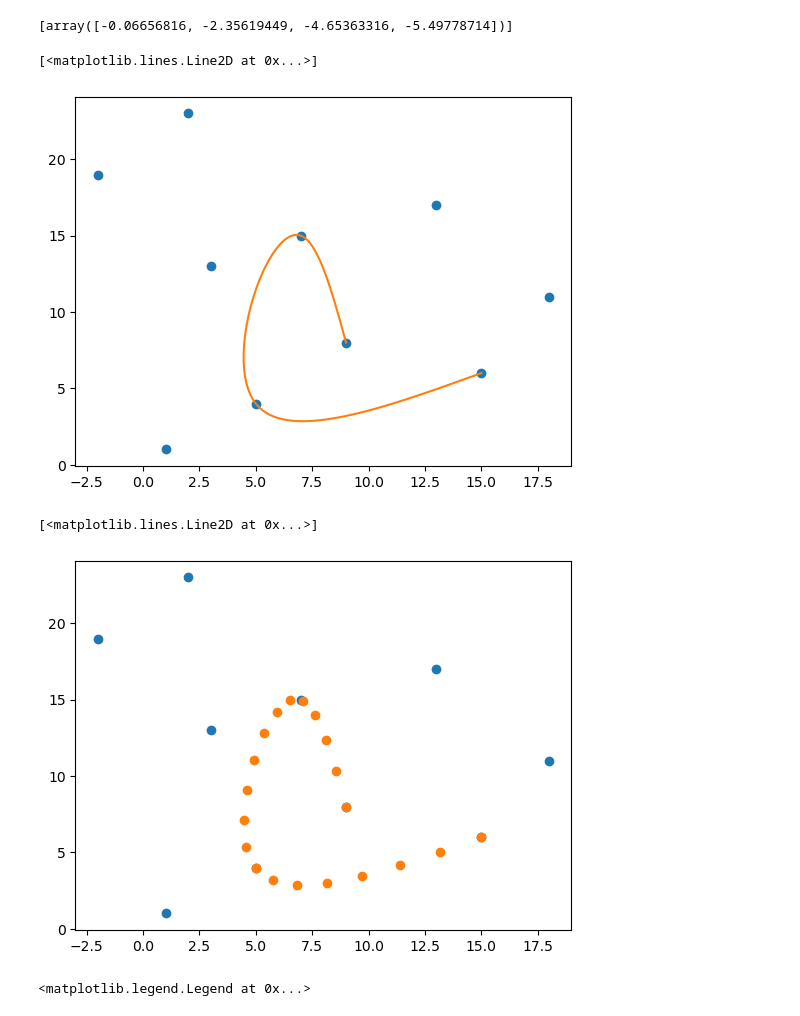
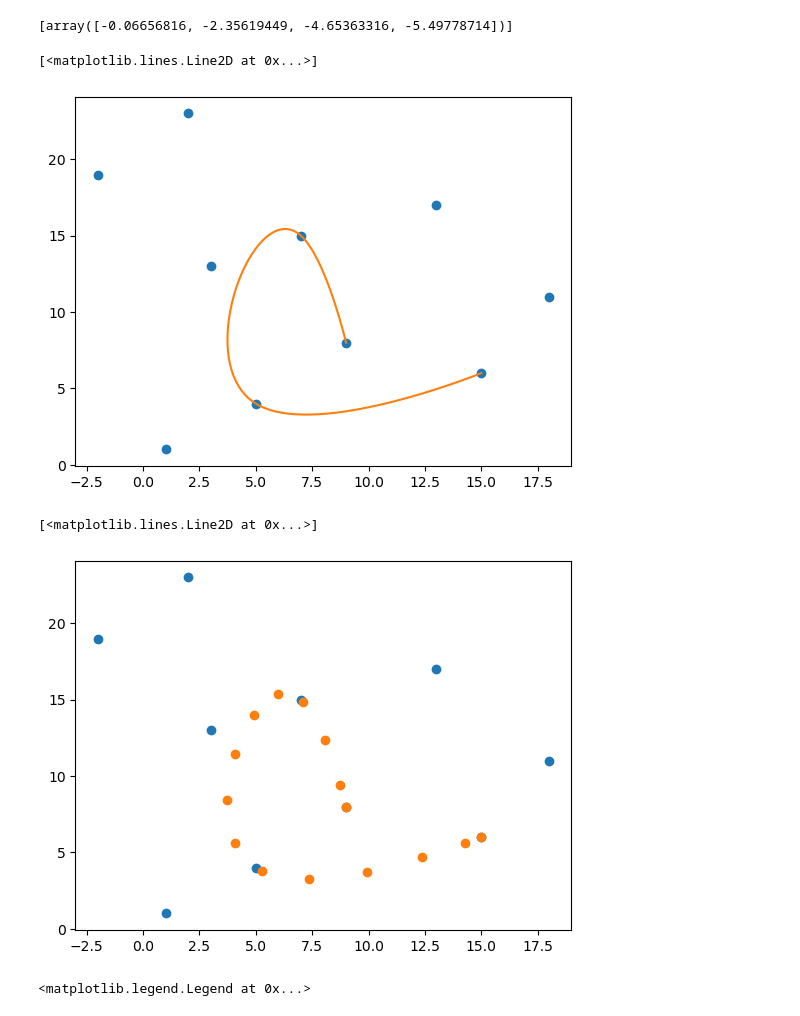
Before and after one commit to dvogureckiy99/TPandC, a Jupyter notebook: lab1.ipynb, the cells around one changed output. Cells and saved outputs as stored; diff of their text form; code cells hidden in the pictures.

Commit message:
changed bc type

```diff
--- a/lab1.ipynb
+++ b/lab1.ipynb
@@ -42,8 +42,9 @@ for i in range(len(phi[0])):
     if phi[0][i] > 0:
         phi[0][i] -= np.pi*2
 phi[0]*=-1
-# phi[0][2] = 3
-spl = sp.interpolate.make_interp_spline(  phi[0],np.c_[coordinates['x'][0:points_num],coordinates['y'][0:points_num]],bc_type='natural')
+
+l, r = [(2, 0.0)], [(2, 0.0)]
+spl = sp.interpolate.make_interp_spline(  phi[0],np.c_[coordinates['x'][0:points_num],coordinates['y'][0:points_num]], bc_type='clamped')
 
 # t=[-1,0,1]
 # k=3
@@ -60,15 +61,15 @@ plt.plot(coordinates['x'],coordinates['y'], 'o')
 plt.plot(x_new, y_new, '-')
 # %% [output]
 [<matplotlib.lines.Line2D at 0x...>]
-[figure, old version]
+[figure, new version]
 # %%
-phi_new = np.linspace(phi[0][0],phi[0][-1] , 20)
+phi_new = np.linspace(phi[0][0],phi[0][-1] , 15)
 x_new, y_new = spl(phi_new).T
 plt.plot(coordinates['x'],coordinates['y'], 'o')
 plt.plot(x_new, y_new, 'o')
 # %% [output]
 [<matplotlib.lines.Line2D at 0x...>]
-[figure, old version]
+[figure, new version]
 # %%
 new_c
 # %%
```
